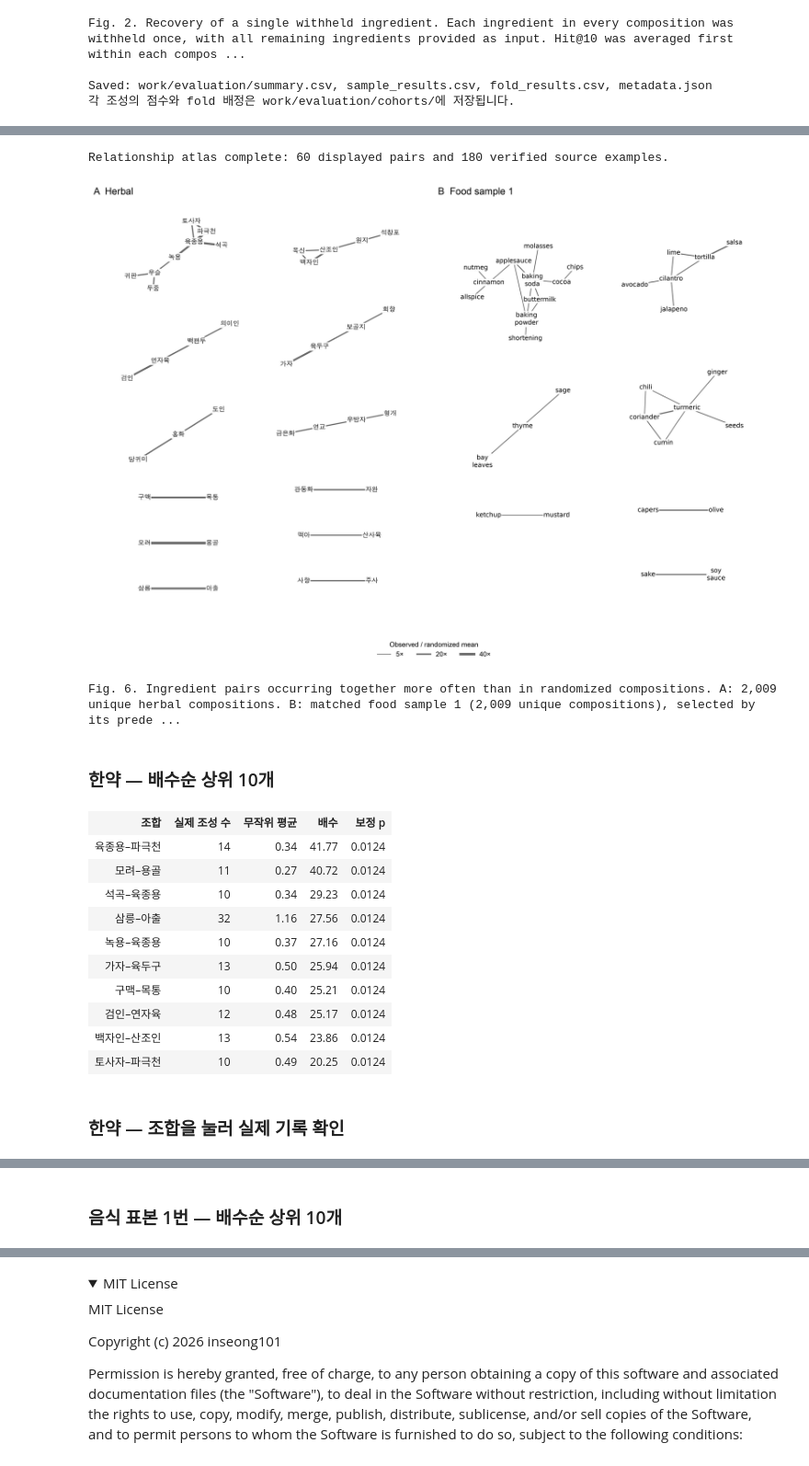
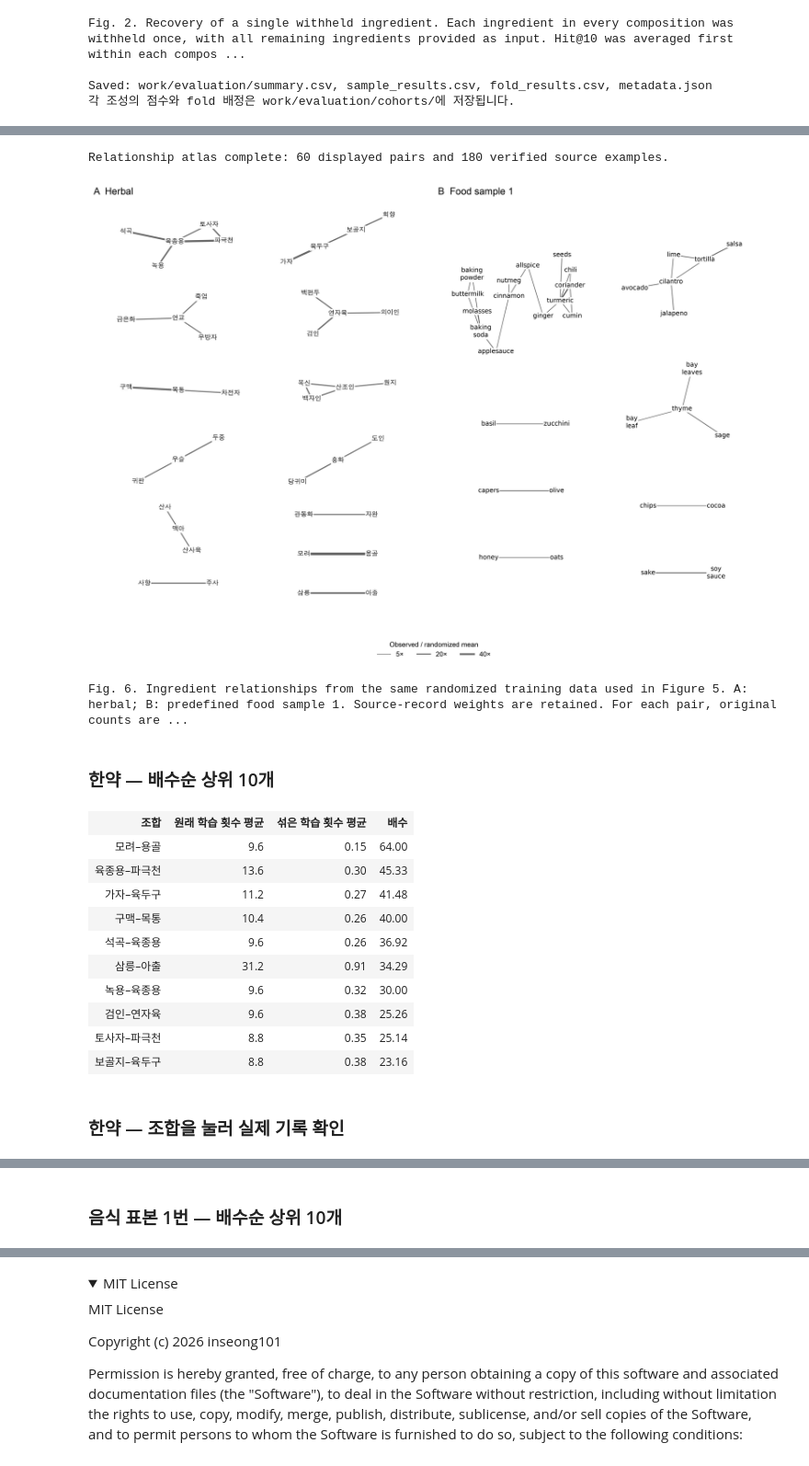
Before and after one commit to inseong101/HerbalFormulaCompletion, a Jupyter notebook: Colab.ipynb, the cells around one changed output, grey strips where cells are left out. Shown at 92% size. Cells and saved outputs as stored; diff of their text form; code cells hidden in the pictures; folded sections open.

```diff
--- a/Colab.ipynb
+++ b/Colab.ipynb
@@ -553,29 +478,12 @@ All tested pairs, two-chain diagnostics, null examples and margin-check matrices
 # %%
-subprocess.run([sys.executable, "-u", str(fresh / "run.py"), "--predictive-null-only", "--workers", "2", "--predictive-draws", "20"], check=True)
-predictive_dir = fresh / "work/predictive_null"
-predictive_meta = json.loads((predictive_dir / "metadata.json").read_text())
-assert predictive_meta["status"] == "complete" and predictive_meta["primary_cohorts"] == 101
-show_table(["자료", "방법", "원래 Hit@10 (%)", "섞은 학습자료 (%)", "차이 (%p)"], [
-    [r["domain"], r["method"], f'{100*float(r["observed"]):.2f}', f'{100*float(r["randomized_mean"]):.2f}', f'{100*float(r["difference"]):+.2f}']
-    for r in pipeline.read_rows(predictive_dir / "summary.csv")
-])
-for stem in ["Figure7_training_randomization", "Figure8_herb_specific_prediction"]:
-    display(Image(filename=str(fresh / "figures" / (stem + ".png"))))
-for name in ["Figure7_caption.txt", "Figure8_caption.txt"]:
-    print((fresh / "figures" / name).read_text())
-show_table(["약재", "평가 사례 수", "Popularity (%)", "Conditional (%)", "섞은 Conditional (%)"], [
-    [r["ingredient"], r["test_cases"], f'{100*float(r["popularity_hit_rate"]):.1f}', f'{100*float(r["observed_hit_rate"]):.1f}', f'{100*float(r["randomized_hit_rate"]):.1f}']
-    for r in pipeline.read_rows(predictive_dir / "herbal_top_gains.csv") if r["method"] == "mean_conditional"
-])
-show_table(["자료", "방법", "교환 50배 (%)", "교환 100배 (%)"], [
-    [r["domain"], r["method"], f'{100*float(r["primary_randomized_mean"]):.2f}', f'{100*float(r["longer_randomized_mean"]):.2f}']
-    for r in pipeline.read_rows(predictive_dir / "sensitivity_summary.csv")
-])
-shutil.copytree(predictive_dir, repo / "work/predictive_null", dirs_exist_ok=True)
-for path in (fresh / "figures").glob("Figure[78]*"):
+subprocess.run([sys.executable, "-u", str(fresh / "run.py"), "--predictive-null-only", "--workers", "2"], check=True)
+display(Image(filename=str(fresh / "figures/Figure5_training_randomization.png")))
+show_table(["영역", "방법", "원래 (%)", "섞은 뒤 (%)", "차이 (%p)"], [
+    [r["domain"], r["method"], round(100*float(r["observed"]),3), round(100*float(r["randomized_mean"]),3), round(100*float(r["difference"]),3)]
+    for r in pipeline.read_rows(fresh / "work/predictive_null/summary.csv")])
+shutil.copytree(fresh / "work/predictive_null", repo / "work/predictive_null", dirs_exist_ok=True)
+for path in (fresh / "figures").glob("Figure5_*"):
     shutil.copyfile(path, repo / "figures" / path.name)
-print("Saved: work/predictive_null/summary.csv, draw_results.csv, herbal_ingredient_comparison.csv, herbal_example_cases.csv")
-print("Every cohort also saves case_hits.npz, case_results.csv.gz, fold_audit.csv and metadata.json.")
 # %% [output]
 Training-only randomization: herbal cohort
 Training-only randomized food cohorts: 1/100
@@ -644,50 +523,50 @@ atlas_meta = json.loads((atlas_dir / "metadata.json").read_text())
 assert atlas_meta["status"] == "complete" and atlas_meta["verified_source_examples"] == 180
 pairs = pipeline.read_rows(atlas_dir / "displayed_pairs.csv")
 examples = pipeline.read_rows(atlas_dir / "source_examples.csv")
 assert all(r["source_verified"] == "True" for r in examples)
 display(Image(filename=str(fresh / "figures/Figure6_ingredient_relationships.png")))
 print((fresh / "figures/Figure6_caption.txt").read_text())
 for domain, label in [("herbal", "한약"), ("food", "음식 표본 1번")]:
     display(HTML("<h3>" + label + " — 배수순 상위 10개</h3>"))
-    show_table(["조합", "실제 조성 수", "무작위 평균", "배수", "보정 p"], [
-        [r["ingredient_a"] + "–" + r["ingredient_b"], r["observed"], f'{float(r["null_mean"]):.2f}', f'{float(r["ratio"]):.2f}', f'{float(r["q_bh"]):.4f}']
+    show_table(["조합", "원래 학습 횟수 평균", "섞은 학습 횟수 평균", "배수"], [
+        [r["ingredient_a"] + "–" + r["ingredient_b"], r["observed_training_mean"], f'{float(r["randomized_training_mean"]):.2f}', f'{float(r["ratio"]):.2f}']
         for r in pairs if r["domain"] == domain and int(r["rank"]) <= 10
     ])
     display(HTML("<h3>" + label + " — 조합을 눌러 실제 기록 확인</h3>"))
     details = []
     for r in pairs:
         if r["domain"] != domain:
             continue
         selected = [e for e in examples if e["domain"] == domain and e["pair_rank"] == r["rank"]]
-        summary = f'{r["rank"]}. {r["ingredient_a"]}–{r["ingredient_b"]}: 실제 {r["observed"]}개 / 무작위 {float(r["null_mean"]):.2f}개 / {float(r["ratio"]):.2f}배'
+        summary = f'{r["rank"]}. {r["ingredient_a"]}–{r["ingredient_b"]}: 원래 평균 {r["observed_training_mean"]}회 / 섞은 평균 {float(r["randomized_training_mean"]):.2f}회 / {float(r["ratio"]):.2f}배'
         body = ""
         for e in selected:
             location = e["source_file"] + ", ID " + e["source_id"] + (", p. " + e["source_pages"] if e["source_pages"] else "")
             body += "<li><strong>" + escape(e["names_or_title"]) + "</strong><br>" + escape(e["composition"].replace("|", ", ")) + "<br>" + escape(location) + "</li>"
         details.append("<details><summary>" + escape(summary) + "</summary><ul>" + body + "</ul></details>")
     display(HTML("".join(details)))
-show_table(["음식 조합", "검사 가능 표본 /100", "보정 후 유의·공출현≥10 표본 /100", "배수 중앙값"], [
-    [r["ingredient_a"] + "–" + r["ingredient_b"], r["eligible_samples"], r["support10_enriched_samples"], f'{float(r["ratio_median_among_eligible"]):.2f}']
+show_table(["음식 조합", "고유 조성 10개 이상 표본 /100", "배수 >1 표본 /100", "배수 중앙값"], [
+    [r["ingredient_a"] + "–" + r["ingredient_b"], r["support10_samples"], r["ratio_above1_samples"], f'{float(r["ratio_median"]):.2f}']
     for r in pipeline.read_rows(atlas_dir / "food_pair_stability.csv")
 ])
 shutil.copytree(atlas_dir, repo / "work/relationship_atlas", dirs_exist_ok=True)
 for path in (fresh / "figures").glob("Figure6_*"):
     shutil.copyfile(path, repo / "figures" / path.name)
 print("Saved: work/relationship_atlas/ranked_pairs.csv, displayed_pairs.csv, source_examples.csv, food_pair_stability.csv, metadata.json")
 # %% [output]
 Relationship atlas complete: 60 displayed pairs and 180 verified source examples.
-[figure, old version]
+[figure, new version]
-Fig. 6. Ingredient pairs occurring together more often than in randomized compositions. A: 2,009 unique herbal compositions. B: matched food sample 1 (2,009 unique compositions), selected by its prede ...
+Fig. 6. Ingredient relationships from the same randomized training data used in Figure 5. A: herbal; B: predefined food sample 1. Source-record weights are retained. For each pair, original counts are ...
 한약 — 배수순 상위 10개
-| 조합 | 실제 조성 수 | 무작위 평균 | 배수 | 보정 p |
-| 육종용–파극천 | 14 | 0.34 | 41.77 | 0.0124 |
-| 모려–용골 | 11 | 0.27 | 40.72 | 0.0124 |
-| 석곡–육종용 | 10 | 0.34 | 29.23 | 0.0124 |
-| 삼릉–아출 | 32 | 1.16 | 27.56 | 0.0124 |
-| 녹용–육종용 | 10 | 0.37 | 27.16 | 0.0124 |
-| 가자–육두구 | 13 | 0.50 | 25.94 | 0.0124 |
-| 구맥–목통 | 10 | 0.40 | 25.21 | 0.0124 |
-| 검인–연자육 | 12 | 0.48 | 25.17 | 0.0124 |
-| 백자인–산조인 | 13 | 0.54 | 23.86 | 0.0124 |
-| 토사자–파극천 | 10 | 0.49 | 20.25 | 0.0124 |
+| 조합 | 원래 학습 횟수 평균 | 섞은 학습 횟수 평균 | 배수 |
+| 모려–용골 | 9.6 | 0.15 | 64.00 |
+| 육종용–파극천 | 13.6 | 0.30 | 45.33 |
+| 가자–육두구 | 11.2 | 0.27 | 41.48 |
+| 구맥–목통 | 10.4 | 0.26 | 40.00 |
+| 석곡–육종용 | 9.6 | 0.26 | 36.92 |
+| 삼릉–아출 | 31.2 | 0.91 | 34.29 |
+| 녹용–육종용 | 9.6 | 0.32 | 30.00 |
+| 검인–연자육 | 9.6 | 0.38 | 25.26 |
+| 토사자–파극천 | 8.8 | 0.35 | 25.14 |
+| 보골지–육두구 | 8.8 | 0.38 | 23.16 |
 한약 — 조합을 눌러 실제 기록 확인
```
Also changed, not shown: parts of 7 cells of this notebook, 34 other files.
